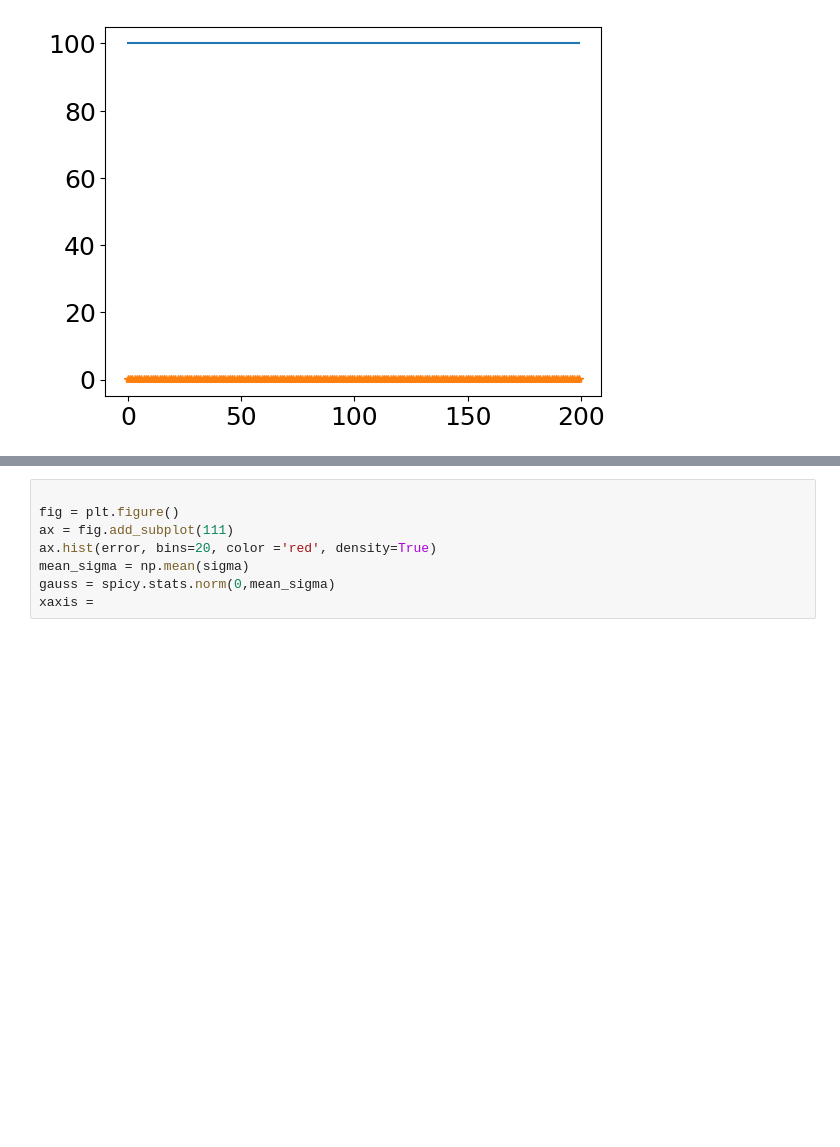
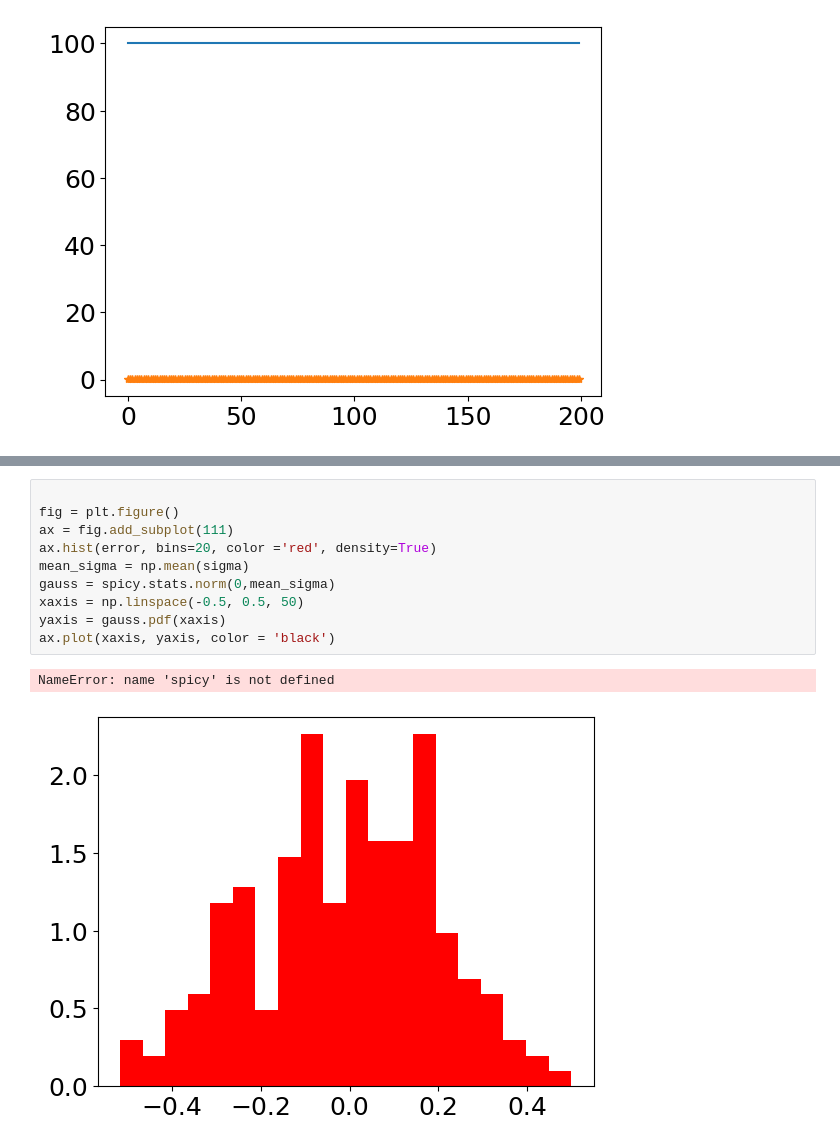
Before and after one commit to quangvumathneuro/Nonlinear_and_Data_Driven_Estimation, a Jupyter notebook: Lesson_5_Discrete_Linear_Kalman_Filter/B_discrete_linear_kalman_filter_QV.ipynb, the cells around one changed output, grey strips where cells are left out. Drawn from its saved outputs; the diff is of its cells as text; blank space fills up the shorter version.

```diff
--- a/Lesson_5_Discrete_Linear_Kalman_Filter/B_discrete_linear_kalman_filter_QV.ipynb
+++ b/Lesson_5_Discrete_Linear_Kalman_Filter/B_discrete_linear_kalman_filter_QV.ipynb
@@ -380,8 +379,13 @@ ax.plot(three_sigman, '--', color = 'black')
 # %%
 
 fig = plt.figure()
 ax = fig.add_subplot(111)
 ax.hist(error, bins=20, color ='red', density=True)
 mean_sigma = np.mean(sigma)
 gauss = spicy.stats.norm(0,mean_sigma)
-xaxis =
+xaxis = np.linspace(-0.5, 0.5, 50)
+yaxis = gauss.pdf(xaxis)
+ax.plot(xaxis, yaxis, color = 'black')
+# %% [output]
+NameError: name 'spicy' is not defined
+[figure, added]
```
Also changed, not shown: parts of 2 cells of this notebook.
